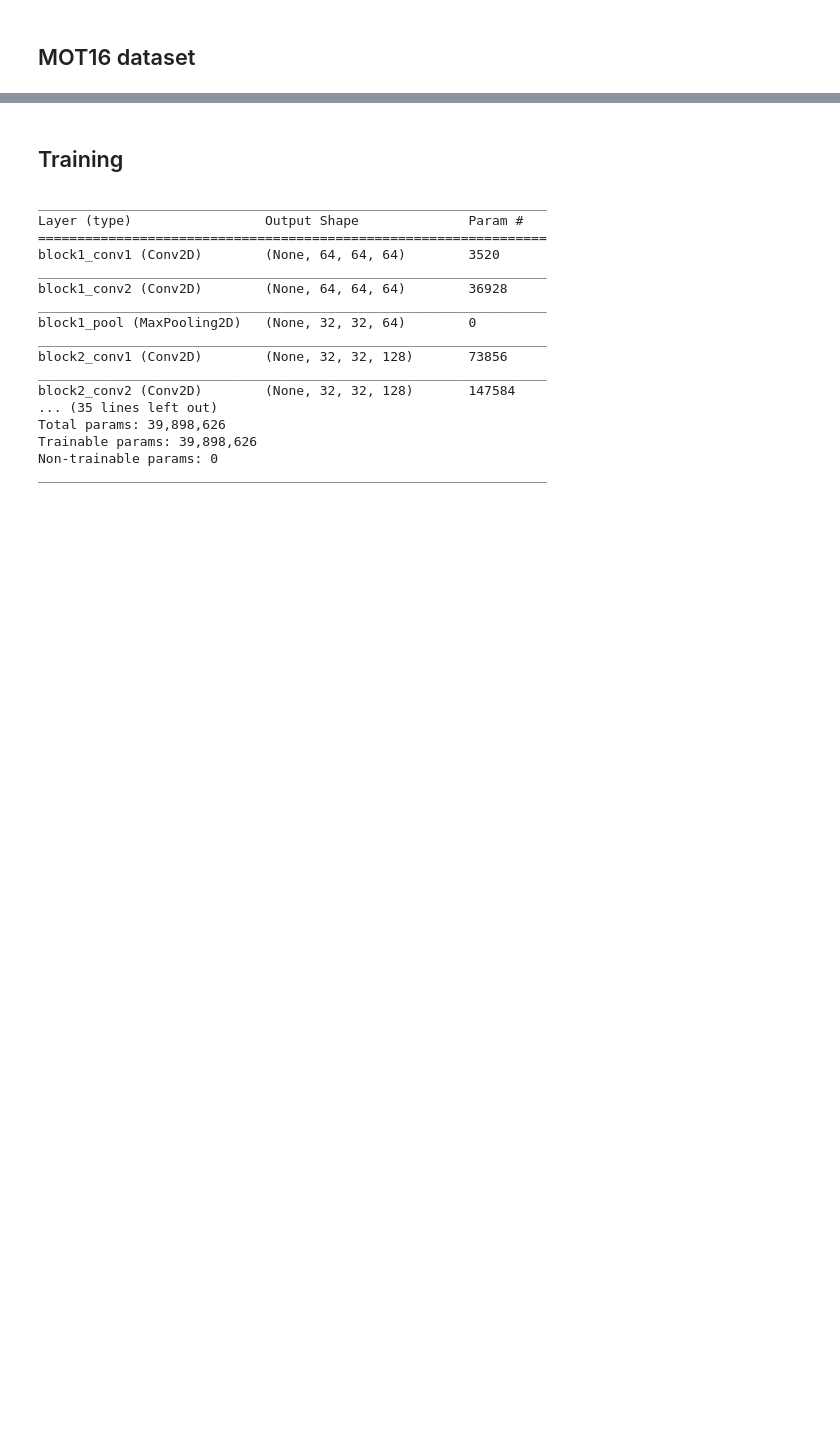
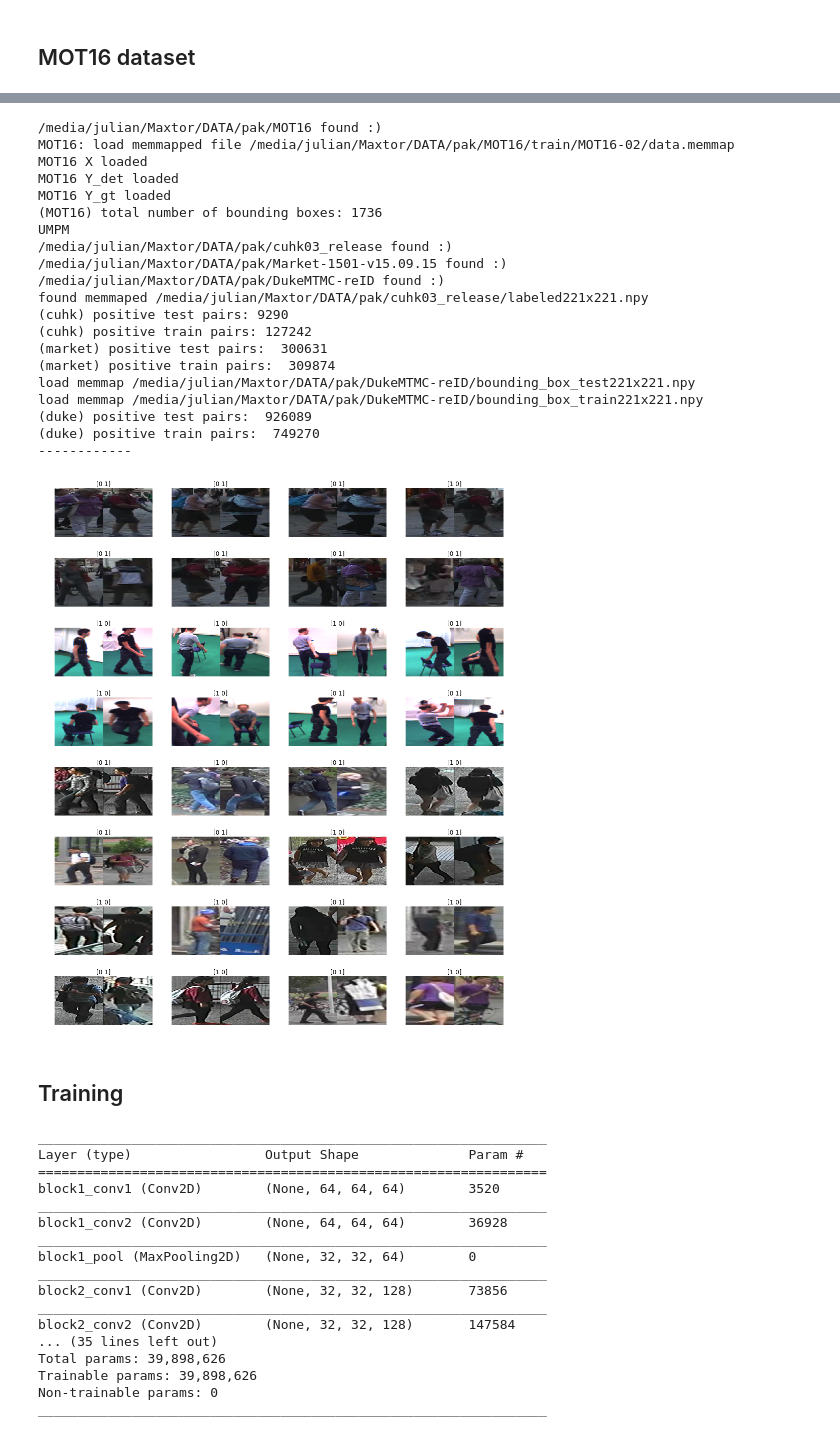
Before and after one commit to jutanke/person_reid, a Jupyter notebook: train.ipynb, the cells around one changed output, grey strips where cells are left out. Cells and saved outputs as stored; diff of their text form; code cells hidden in the pictures; blank space fills up the shorter version.

Commit message:
implement data sampler

```diff
--- a/train.ipynb
+++ b/train.ipynb
@@ -132,3 +132,47 @@ same [1 0]
+# %%
+from reid.data import Data
+import numpy as np
+root = Settings['data_root']
+user = Settings['UMPM']['username']
+pwd = Settings['UMPM']['password']
+
+
+sampler = Data(root, 221, 221, user, pwd)
+print('------------')
+
+
+x, y = sampler.train()
+
+fig = plt.figure(figsize=(16,20))
+for idx, im in enumerate(x):
+    ax = fig.add_subplot(8, 4, idx+1); ax.axis('off')
+    Im = np.concatenate([im[:,:,0:3], im[:,:,3:6]], axis=1).astype('uint8')
+    ax.imshow(Im)
+    ax.set_title(str(y[idx]))
+
+plt.show()
+# %% [output]
+/media/julian/Maxtor/DATA/pak/MOT16 found :)
+MOT16: load memmapped file /media/julian/Maxtor/DATA/pak/MOT16/train/MOT16-02/data.memmap
+MOT16 X loaded
+MOT16 Y_det loaded
+MOT16 Y_gt loaded
+(MOT16) total number of bounding boxes: 1736
+UMPM
+/media/julian/Maxtor/DATA/pak/cuhk03_release found :)
+/media/julian/Maxtor/DATA/pak/Market-1501-v15.09.15 found :)
+/media/julian/Maxtor/DATA/pak/DukeMTMC-reID found :)
+found memmaped /media/julian/Maxtor/DATA/pak/cuhk03_release/labeled221x221.npy
+(cuhk) positive test pairs: 9290
+(cuhk) positive train pairs: 127242
+(market) positive test pairs:  300631
+(market) positive train pairs:  309874
+load memmap /media/julian/Maxtor/DATA/pak/DukeMTMC-reID/bounding_box_test221x221.npy
+load memmap /media/julian/Maxtor/DATA/pak/DukeMTMC-reID/bounding_box_train221x221.npy
+(duke) positive test pairs:  926089
+(duke) positive train pairs:  749270
+------------
+[figure, added]
 # %% [markdown]
 ## Training
 # %%
```
Also changed, not shown: parts of 3 cells of this notebook, 1 other file.
